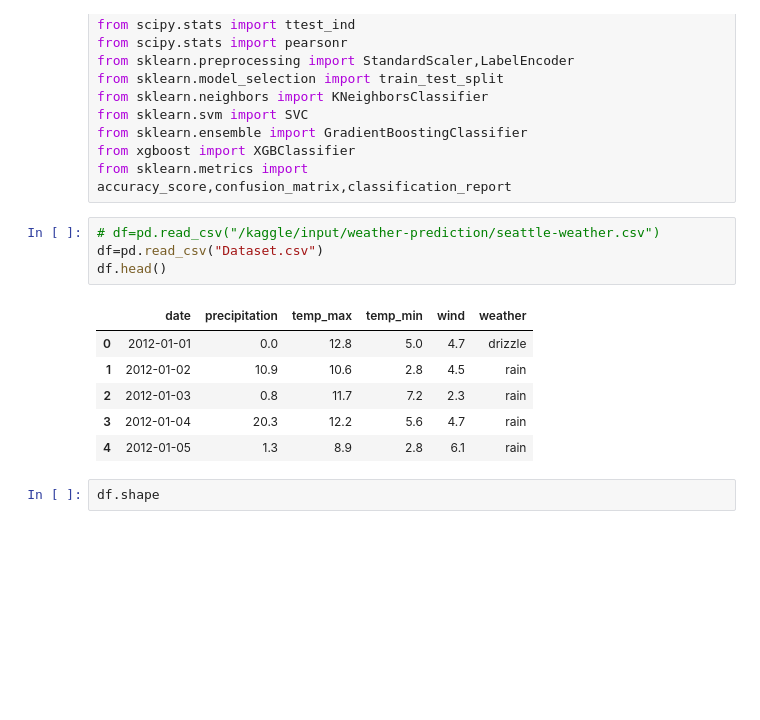
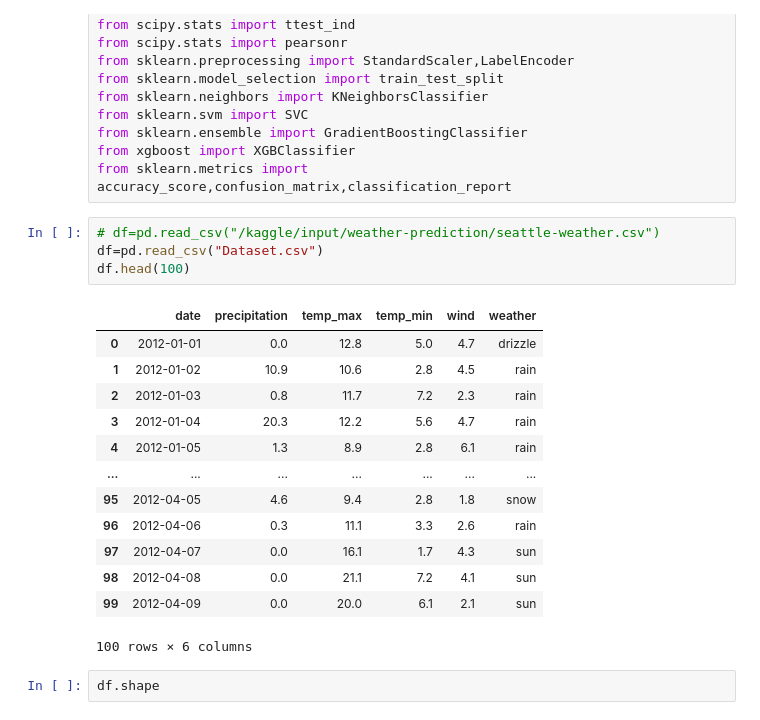
Before and after one commit to Sahilgupta4103/WeatherPred-webApp, a Jupyter notebook: model.ipynb, the cells around one changed output. Drawn from its saved outputs; the diff is of its cells as text; blank space fills up the shorter version.

```diff
--- a/model.ipynb
+++ b/model.ipynb
@@ -63,14 +60,21 @@ from sklearn.metrics import accuracy_score,confusion_matrix,classification_repor
 # %%
 # df=pd.read_csv("/kaggle/input/weather-prediction/seattle-weather.csv")
 df=pd.read_csv("Dataset.csv")
-df.head()
+df.head(100)
 # %% [output]
 |  | date | precipitation | temp_max | temp_min | wind | weather |
 | 0 | 2012-01-01 | 0.0 | 12.8 | 5.0 | 4.7 | drizzle |
 | 1 | 2012-01-02 | 10.9 | 10.6 | 2.8 | 4.5 | rain |
 | 2 | 2012-01-03 | 0.8 | 11.7 | 7.2 | 2.3 | rain |
 | 3 | 2012-01-04 | 20.3 | 12.2 | 5.6 | 4.7 | rain |
 | 4 | 2012-01-05 | 1.3 | 8.9 | 2.8 | 6.1 | rain |
+| ... | ... | ... | ... | ... | ... | ... |
+| 95 | 2012-04-05 | 4.6 | 9.4 | 2.8 | 1.8 | snow |
+| 96 | 2012-04-06 | 0.3 | 11.1 | 3.3 | 2.6 | rain |
+| 97 | 2012-04-07 | 0.0 | 16.1 | 1.7 | 4.3 | sun |
+| 98 | 2012-04-08 | 0.0 | 21.1 | 7.2 | 4.1 | sun |
+| 99 | 2012-04-09 | 0.0 | 20.0 | 6.1 | 2.1 | sun |
+100 rows × 6 columns
 # %%
 df.shape
 # %% [output]
```
Also changed, not shown: parts of 9 cells of this notebook, 3 other files.
